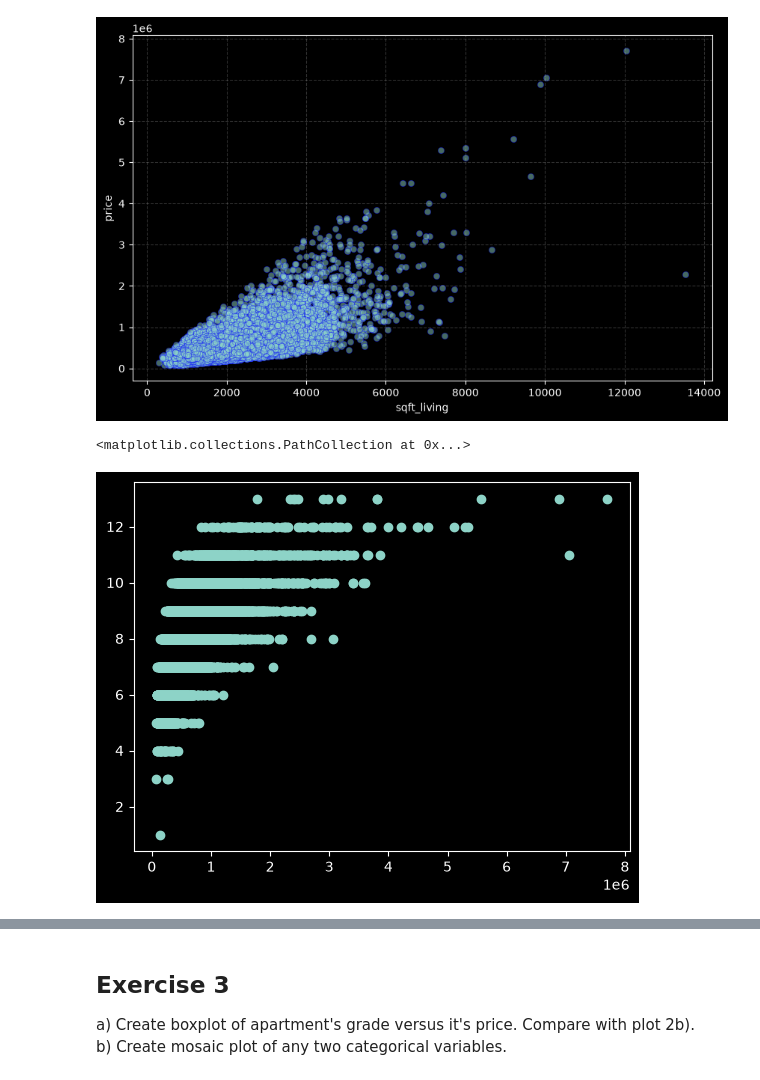
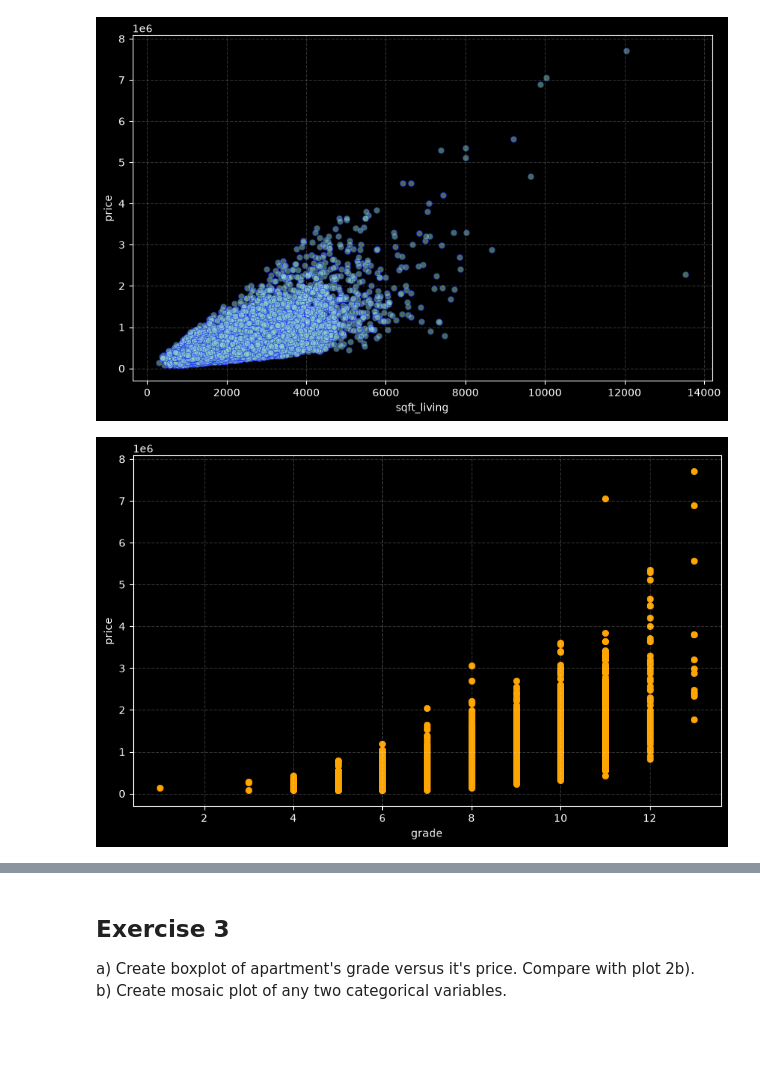
Before and after one commit to Maxiur/DataScience, a Jupyter notebook: Task1/Assignment_DataExploration_without_code.ipynb, the cells around one changed output, grey strips where cells are left out. Saved outputs shown, nothing was run; the diff lists cells and outputs as text; code cells hidden in the pictures; blank space fills up the shorter version.

```diff
--- a/Task1/Assignment_DataExploration_without_code.ipynb
+++ b/Task1/Assignment_DataExploration_without_code.ipynb
@@ -91,10 +91,3 @@ plt.show()
 #Hint plt.scatter
 # %% [output]
 [figure]
-# %%
-#b)
-#Your code:
-plt.scatter(df['price'], df['grade'])
-# %% [output]
-<matplotlib.collections.PathCollection at 0x...>
-[figure, removed]
@@ -105,0 +94,11 @@ plt.scatter(df['price'], df['grade'])
+# %%
+#b)
+#Your code:
+plt.figure(figsize=(10,6))
+plt.scatter(df['grade'], df['price'], color='orange' , linewidths=.5)
+plt.xlabel("grade")
+plt.ylabel("price")
+plt.grid(True, linestyle='--', alpha=0.2)
+plt.show()
+# %% [output]
+[figure, added]
```
Also changed, not shown: parts of 5 cells of this notebook, 1 other file.
